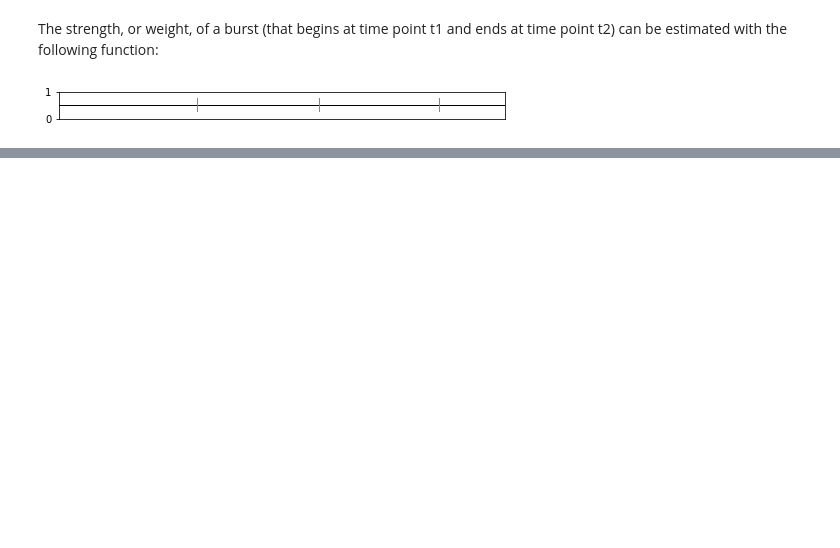
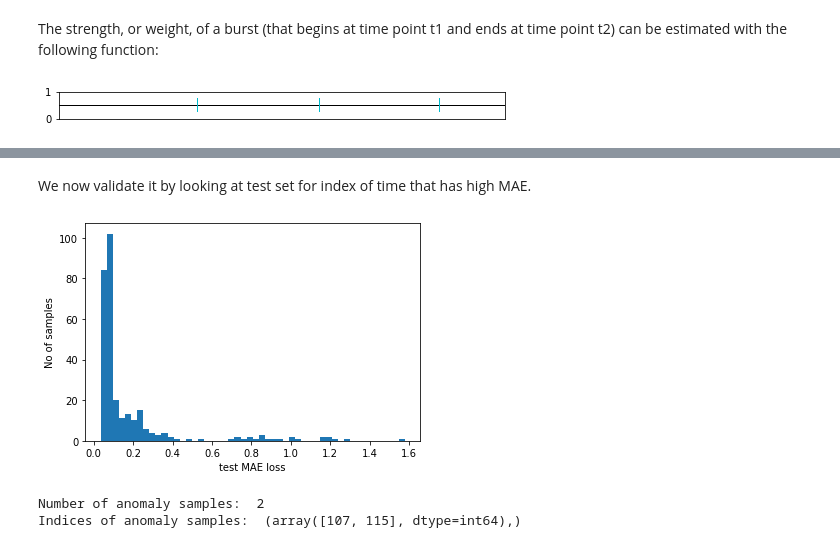
Before and after one commit to FreelancerFel/Anomalies_Detection, a Jupyter notebook: Anomalies_Detection.ipynb, the cells around one changed output, grey strips where cells are left out. Saved outputs shown, nothing was run; the diff lists cells and outputs as text; code cells hidden in the pictures; blank space fills up the shorter version.

```diff
--- a/Anomalies_Detection.ipynb
+++ b/Anomalies_Detection.ipynb
@@ -471,0 +706,22 @@ plot_burst_timeline(bursts, len(r))
+# %% [markdown]
+We now validate it by looking at test set for index of time that has high MAE.
+# %%
+x_test_pred = model(X_test)
+x_test_pred = x_test_pred.detach().cpu().numpy()
+test_mae_loss = np.mean(np.abs(x_test_pred - test), axis=1)
+test_mae_loss = test_mae_loss.reshape((-1))
+
+plt.hist(test_mae_loss, bins=50)
+plt.xlabel("test MAE loss")
+plt.ylabel("No of samples")
+plt.show()
+
+# Detect all the samples which are anomalies.
+anomalies = (test_mae_loss > threshold).tolist()
+index = np.where(anomalies)
+print("Number of anomaly samples: ", np.sum(anomalies))
+print("Indices of anomaly samples: ", np.where(anomalies))
+# %% [output]
+[figure, added]
+Number of anomaly samples:  2
+Indices of anomaly samples:  (array([107, 115], dtype=int64),)
```
Also changed, not shown: parts of 28 cells of this notebook.
